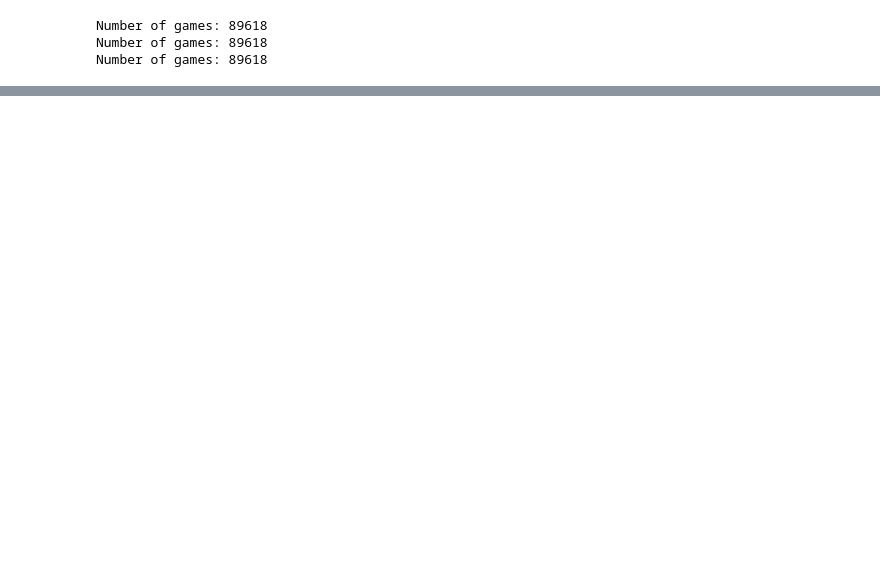
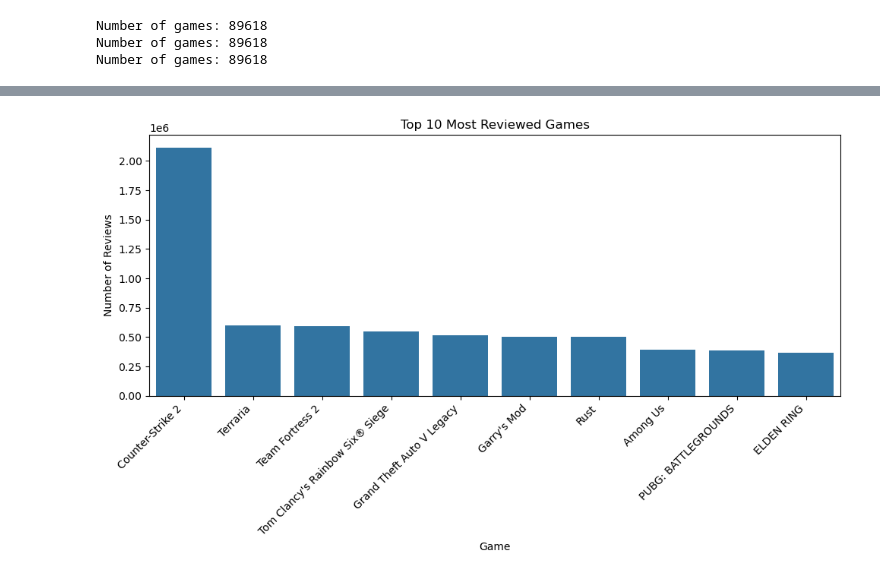
Before and after one commit to oneeljilc/DSC232R_GroupProject, a Jupyter notebook: Group_Project.ipynb, the cells around one changed output, grey strips where cells are left out. Drawn from its saved outputs; the diff is of its cells as text; code cells hidden in the pictures; blank space fills up the shorter version.

```diff
--- a/Group_Project.ipynb
+++ b/Group_Project.ipynb
@@ -236,7 +256,8 @@ root
 Number of games: 89618
 # %%
 # Removes columns not relevant for this analysis
-games_df_processed = games_df.drop("reviews", "header_image", "website", "support_url", "support_email", "full_audio_languages", "screenshots", "movies")
+games_df_processed = games_df.drop("reviews", "header_image", "website", "support_url", "support_email", "full_audio_languages", "screenshots", "movies",
+                                  "required_age", "metacritic_url", "supported_languages", "packages", "score_rank", "discount")
 games_df_processed.printSchema()
 # %% [output]
 root
@@ -270,4 +291,24 @@ Number of games: 89618
 # %%
 # Cast columns to appropriate data types based ond descriptions on Kaggle
 games_df_processed = games_df_processed.withColumn("release_date", f.to_timestamp("release_date", "yyyy-MM-dd"))
+games_df_processed = games_df_processed.withColumn("price", f.col("price").cast("double"))
+games_df_processed = games_df_processed.withColumn("dlc_count", f.col("dlc_count").cast("integer"))
+games_df_processed = games_df_processed.withColumn("windows", f.col("windows").cast("boolean"))
+games_df_processed = games_df_processed.withColumn("mac", f.col("mac").cast("boolean"))
+games_df_processed = games_df_processed.withColumn("linux", f.col("linux").cast("boolean"))
+games_df_processed = games_df_processed.withColumn("metacritic_score", f.col("metacritic_score").cast("double"))
+games_df_processed = games_df_processed.withColumn("achievements", f.col("achievements").cast("integer"))
+games_df_processed = games_df_processed.withColumn("recommendations", f.col("recommendations").cast("integer"))
+games_df_processed = games_df_processed.withColumn("user_score", f.col("user_score").cast("integer"))
+games_df_processed = games_df_processed.withColumn("positive", f.col("positive").cast("integer"))
+games_df_processed = games_df_processed.withColumn("negative", f.col("negative").cast("integer"))
+games_df_processed = games_df_processed.withColumn("average_playtime_forever", f.col("average_playtime_forever").cast("integer"))
+games_df_processed = games_df_processed.withColumn("average_playtime_2weeks", f.col("average_playtime_2weeks").cast("integer"))
+games_df_processed = games_df_processed.withColumn("median_playtime_forever", f.col("median_playtime_forever").cast("integer"))
+games_df_processed = games_df_processed.withColumn("median_playtime_2weeks", f.col("median_playtime_2weeks").cast("integer"))
+games_df_processed = games_df_processed.withColumn("pct_pos_total", f.col("pct_pos_total").cast("integer"))
+games_df_processed = games_df_processed.withColumn("peak_ccu", f.col("peak_ccu").cast("integer"))
+games_df_processed = games_df_processed.withColumn("num_reviews_total", f.col("num_reviews_total").cast("integer"))
+games_df_processed = games_df_processed.withColumn("pct_pos_recent", f.col("pct_pos_recent").cast("integer"))
+games_df_processed = games_df_processed.withColumn("num_reviews_recent", f.col("num_reviews_recent").cast("integer"))
 games_df_processed.printSchema()
@@ -274,5 +332,0 @@ games_df_processed.printSchema()
-# %%
-# Cast columns to appropriate data types based ond descriptions on Kaggle
-games_df_processed.select("release_date").show(5)
-games_df_processed = games_df_processed.withColumn("release_date", f.to_timestamp("release_date", "yyyy-MM-dd"))
-games_df_processed.select("release_date").show(5)
@@ -349,0 +443,18 @@ root
+# %%
+# Plot Most-Reviewed Games (Top 10) - Bar Chart
+# Reduce data to pandas dataframe
+review_counts = reviews_df_processed_metadata.groupBy("appid").count()
+review_counts_named = review_counts.join(games_df_processed.select("appid", "name"), on="appid", how="left")
+top_10_games = review_counts_named.orderBy(f.col("count").desc()).limit(10)
+top_10_games_pd = top_10_games.toPandas()
+# Plot bar chart
+plt.figure(figsize=(10,6))
+sns.barplot(data=top_10_games_pd, x="name", y="count")
+plt.xticks(rotation=45, ha="right")
+plt.title("Top 10 Most Reviewed Games")
+plt.xlabel("Game")
+plt.ylabel("Number of Reviews")
+plt.tight_layout()
+plt.show()
+# %% [output]
+[figure, added]
```
Also changed, not shown: parts of 34 cells of this notebook.
